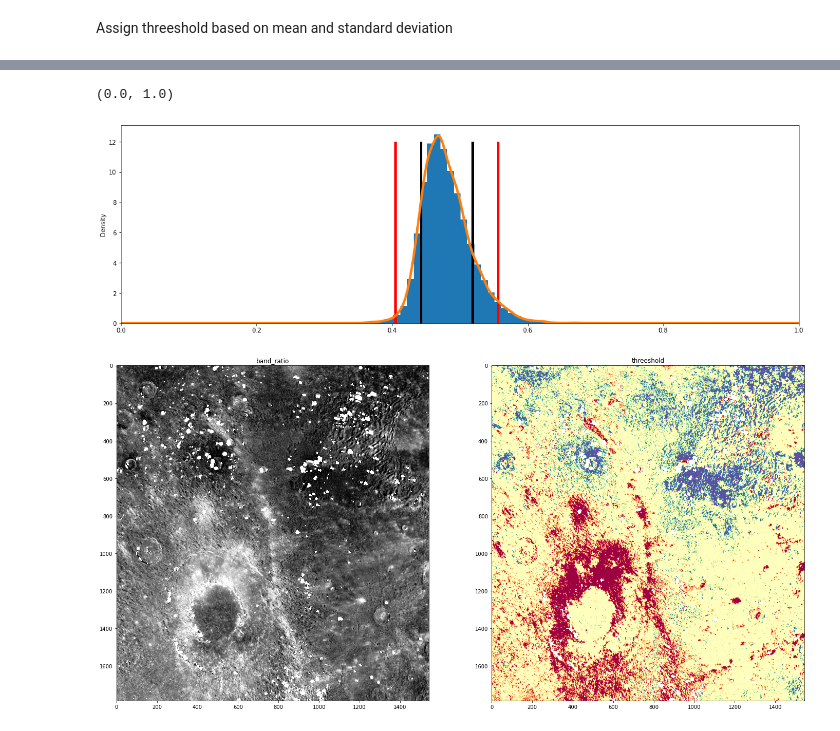
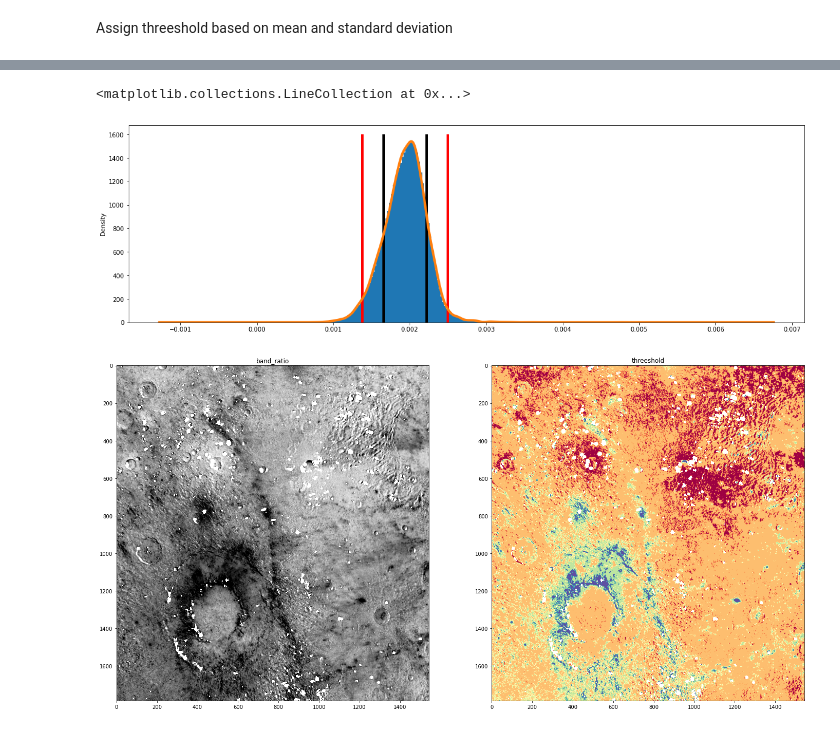
Before and after one commit to mariodamore/spectral_indexes_generation, a Jupyter notebook: spectral_indexes.ipynb, the cells around one changed output, grey strips where cells are left out. Saved outputs shown, nothing was run; the diff lists cells and outputs as text; code cells hidden in the pictures.

```diff
--- a/spectral_indexes.ipynb
+++ b/spectral_indexes.ipynb
@@ -137,7 +137,7 @@ list(enumerate(bands.keys()))
 # %%
 band1 = 433
 band2 = 996
-band_ratio = bands[band1]/bands[band2]
+band_ratio = (bands[band2]-bands[band1])/((band2-band1)*bands[band1])
 band_ratio_df = pd.DataFrame(band_ratio.flatten())
 display(band_ratio_df.describe())
 # %% [output]
@@ -171,14 +171,14 @@ threeshold_4=0.557
 # %%
 ax = band_ratio_df.plot.hist(bins=256,figsize=[20,6],density=1,legend=False)
 band_ratio_df.sample(10000).plot.kde(ax=ax,lw=4,legend=False)
-ax.vlines(threeshold_1,ymin=0,ymax=12,color='red',lw=4)
-ax.vlines(threeshold_2,ymin=0,ymax=12,color='black',lw=4)
-ax.vlines(threeshold_3,ymin=0,ymax=12,color='black',lw=4)
-ax.vlines(threeshold_4,ymin=0,ymax=12,color='red',lw=4)
-ax.set_xlim([0,1])
+ax.vlines(threeshold_1,ymin=0,ymax=1600,color='red',lw=4)
+ax.vlines(threeshold_2,ymin=0,ymax=1600,color='black',lw=4)
+ax.vlines(threeshold_3,ymin=0,ymax=1600,color='black',lw=4)
+ax.vlines(threeshold_4,ymin=0,ymax=1600,color='red',lw=4)
+# ax.set_xlim([0,1])
 # %% [output]
-(0.0, 1.0)
+<matplotlib.collections.LineCollection at 0x...>
-[figure, old version]
+[figure, new version]
 # %%
 copy_band_ratio = band_ratio.copy()
 copy_band_ratio[band_ratio < threeshold_1                                ] = 0
@@ -190,4 +190,4 @@ fig, ax = plt.subplots(ncols=2,figsize=[24,12])
 plot_band(band_ratio,'band_ratio',ax[0])
 plot_band(copy_band_ratio,'threeshold',ax[1],cmap="Spectral_r")
 # %% [output]
-[figure, old version]
+[figure, new version]
```
Also changed, not shown: parts of 3 cells of this notebook.
